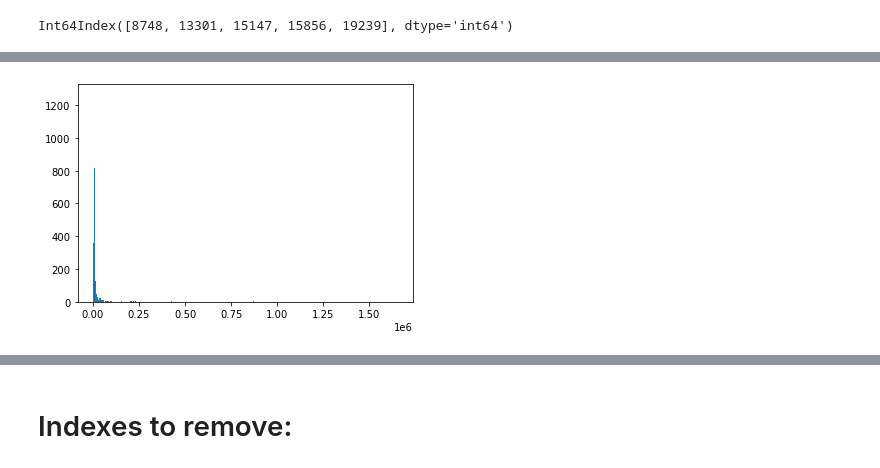
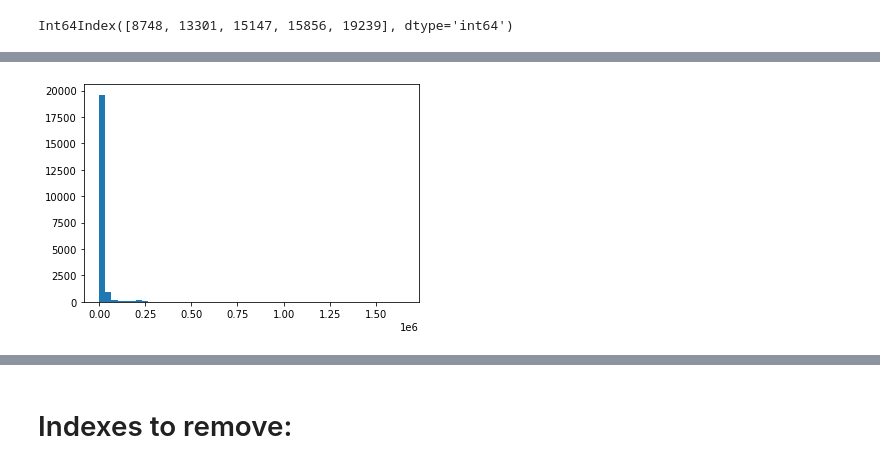
Before and after one commit to NelGen/NG-Housing-PSF-Modeling-Project, a Jupyter notebook: Scrapbook.ipynb, the cells around one changed output, grey strips where cells are left out. Drawn from its saved outputs; the diff is of its cells as text; code cells hidden in the pictures.

```diff
--- a/Scrapbook.ipynb
+++ b/Scrapbook.ipynb
@@ -665,4 +620,4 @@ df.loc[df.sqft_lot == 0]
 # %%
-plt.hist(df.sqft_lot, bins='auto');
+plt.hist(df.sqft_lot, bins=50);
 # %% [output]
-[figure, old version]
+[figure, new version]
```
Also changed, not shown: parts of 115 cells of this notebook, 3 other files.
